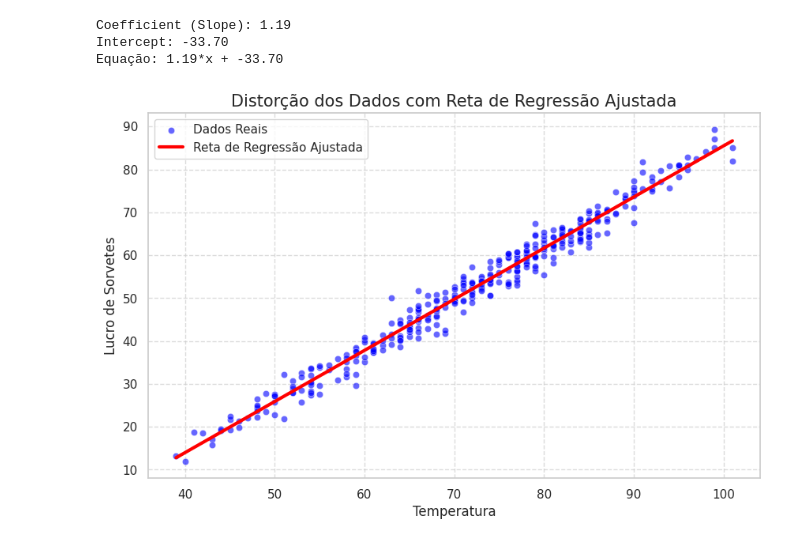
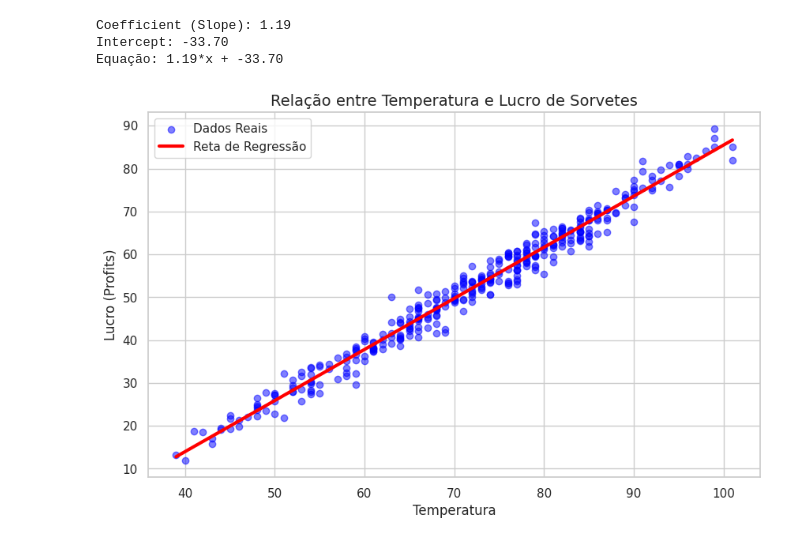
Before and after one commit to ellenbrackn/Fonte-de-informa-o-e-banco-de-dados, a Jupyter notebook: analise_dados_temp_and_icecr.ipynb, the cells around one changed output. Drawn from its saved outputs; the diff is of its cells as text; code cells hidden in the pictures.

```diff
--- a/analise_dados_temp_and_icecr.ipynb
+++ b/analise_dados_temp_and_icecr.ipynb
@@ -122,24 +122,23 @@ Equação: 1.19*x + -33.70
 # %%
 import matplotlib.pyplot as plt
 import seaborn as sns
 
-# Criar o gráfico
+# Configurar o estilo
+sns.set(style='whitegrid')
 plt.figure(figsize=(10, 6))
 
-# Gráfico de dispersão (Scatter plot)
-sns.scatterplot(x=df['Temperature'], y=df['Ice Cream Profits'], color='blue', label='Dados Reais', alpha=0.6)
+# Gráfico de dispersão dos dados reais
+plt.scatter(df['Temperature'], df['Ice Cream Profits'], color='blue', alpha=0.5, label='Dados Reais')
 
-# Reta de regressão
-# Usamos o modelo treinado para prever os valores de y para todos os valores de X
-y_all_pred = model.predict(X)
-plt.plot(df['Temperature'], y_all_pred, color='red', linewidth=3, label='Reta de Regressão Ajustada')
+# Reta de regressão baseada no modelo treinado
+y_pred_line = model.predict(X)
+plt.plot(df['Temperature'], y_pred_line, color='red', linewidth=3, label='Reta de Regressão')
 
-# Customização
-plt.title('Distorção dos Dados com Reta de Regressão Ajustada', fontsize=15)
+# Títulos e legendas
+plt.title('Relação entre Temperatura e Lucro de Sorvetes', fontsize=14)
 plt.xlabel('Temperatura', fontsize=12)
-plt.ylabel('Lucro de Sorvetes', fontsize=12)
+plt.ylabel('Lucro (Profits)', fontsize=12)
 plt.legend()
-plt.grid(True, linestyle='--', alpha=0.7)
 plt.show()
 # %% [output]
-[figure, old version]
+[figure, new version]
```
